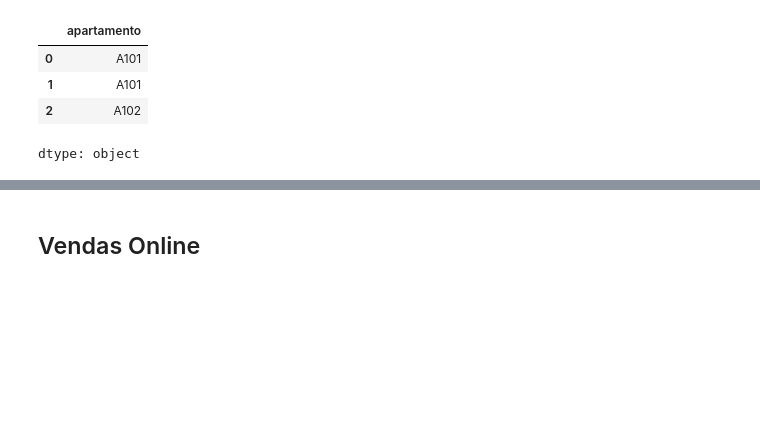
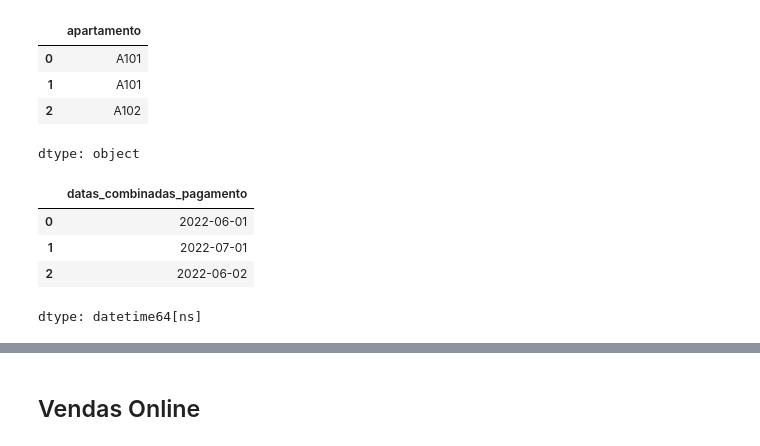
Before and after one commit to Matheus-Pombeiro/transformacao_manipulacao_dados, a Jupyter notebook: transformacao_manipulacao_dados_desafio.ipynb, the cells around one changed output, grey strips where cells are left out. Saved outputs shown, nothing was run; the diff lists cells and outputs as text; code cells hidden in the pictures; blank space fills up the shorter version.

```diff
--- a/transformacao_manipulacao_dados_desafio.ipynb
+++ b/transformacao_manipulacao_dados_desafio.ipynb
@@ -95,3 +95,13 @@ locacao_imoveis['apartamento'].head(3)
 | 1 | A101 |
 | 2 | A102 |
 dtype: object
+# %%
+# Convertendo para o tipo datetime no formato dd/mm/yyyy
+locacao_imoveis['datas_combinadas_pagamento'] = pd.to_datetime(locacao_imoveis['datas_combinadas_pagamento'], format='%d/%m/%Y')
+locacao_imoveis['datas_combinadas_pagamento'].head(3)
+# %% [output]
+|  | datas_combinadas_pagamento |
+| 0 | 2022-06-01 |
+| 1 | 2022-07-01 |
+| 2 | 2022-06-02 |
+dtype: datetime64[ns]
```
Also changed, not shown: parts of 5 cells of this notebook.
